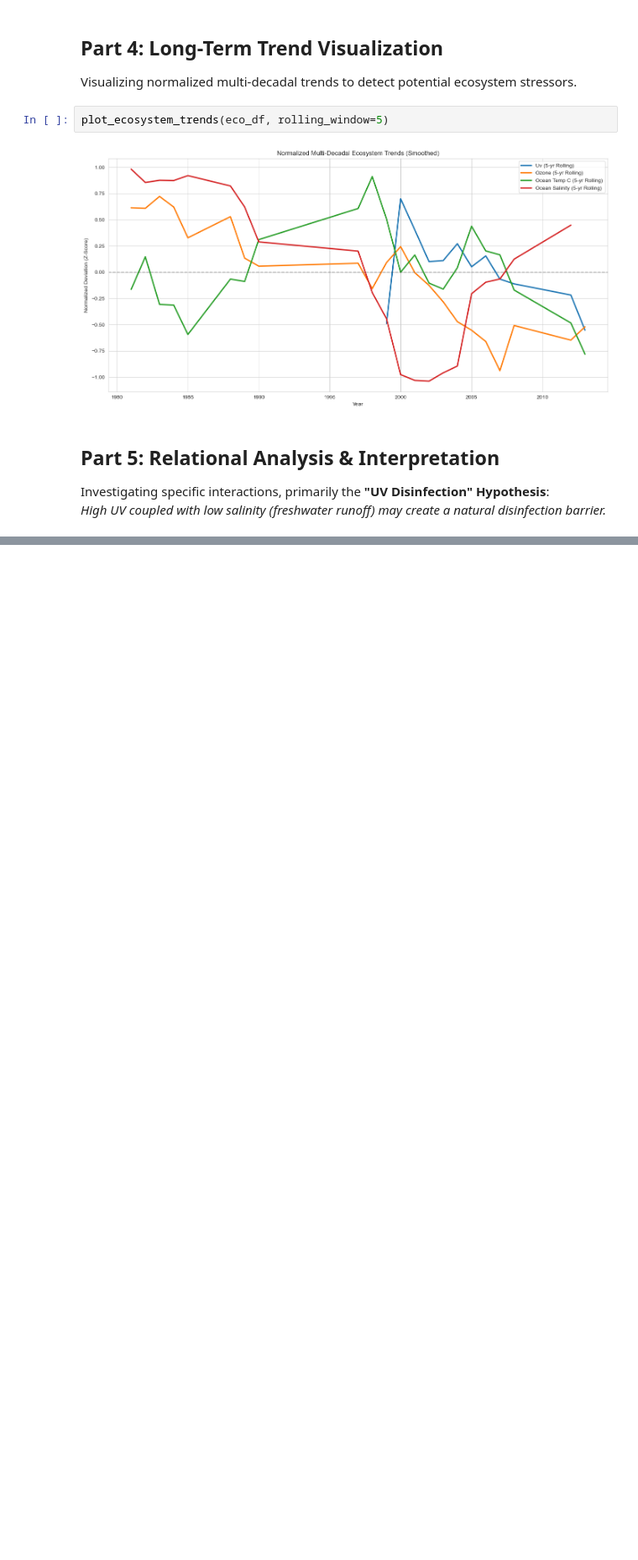
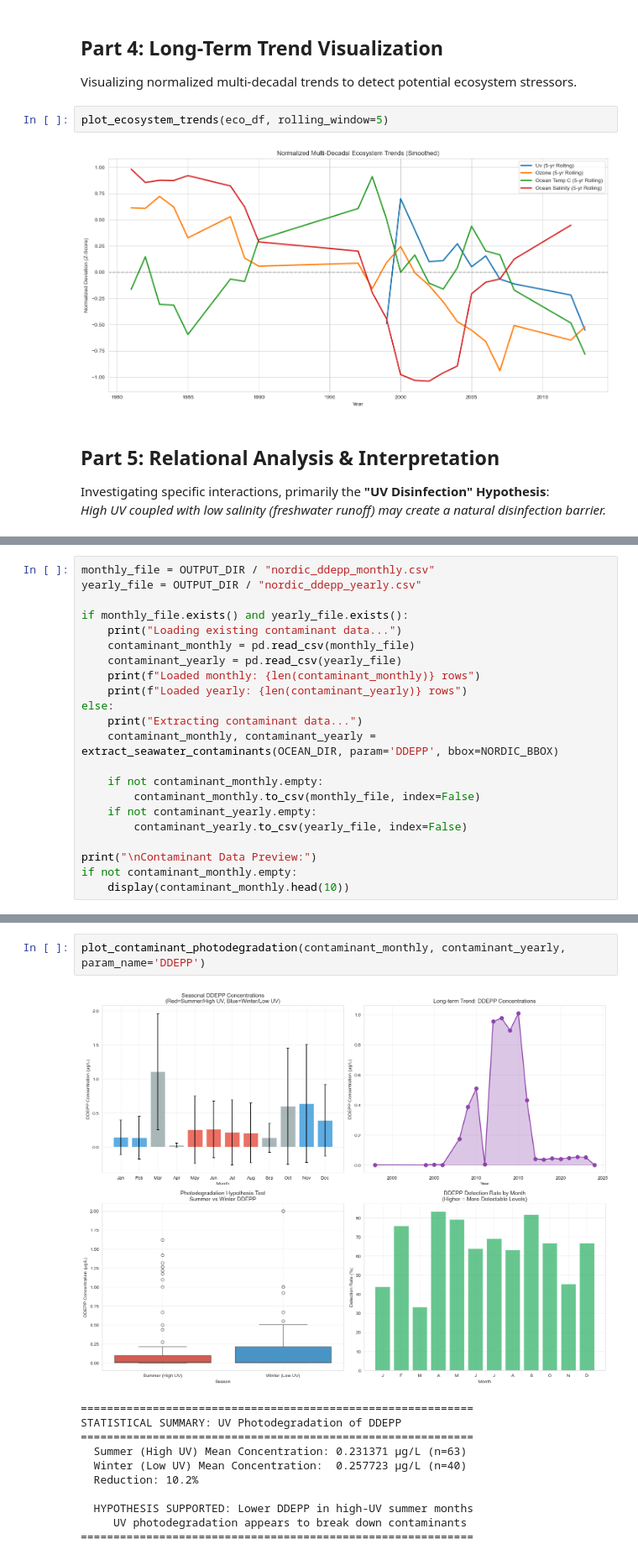
Before and after one commit to mohaneddz/Project-UV, a Jupyter notebook: uv_ocean_environment.ipynb, the cells around one changed output, grey strips where cells are left out. Shown at 84% size. Cells and saved outputs as stored; diff of their text form; blank space fills up the shorter version.

```diff
--- a/uv_ocean_environment.ipynb
+++ b/uv_ocean_environment.ipynb
@@ -168,0 +202,22 @@ While ocean temperatures are rising independently due to global climatic shifts,
+# %%
+monthly_file = OUTPUT_DIR / "nordic_ddepp_monthly.csv"
+yearly_file = OUTPUT_DIR / "nordic_ddepp_yearly.csv"
+
+if monthly_file.exists() and yearly_file.exists():
+    print("Loading existing contaminant data...")
+    contaminant_monthly = pd.read_csv(monthly_file)
+    contaminant_yearly = pd.read_csv(yearly_file)
+    print(f"Loaded monthly: {len(contaminant_monthly)} rows")
+    print(f"Loaded yearly: {len(contaminant_yearly)} rows")
+else:
+    print("Extracting contaminant data...")
+    contaminant_monthly, contaminant_yearly = extract_seawater_contaminants(OCEAN_DIR, param='DDEPP', bbox=NORDIC_BBOX)
+
+    if not contaminant_monthly.empty:
+        contaminant_monthly.to_csv(monthly_file, index=False)
+    if not contaminant_yearly.empty:
+        contaminant_yearly.to_csv(yearly_file, index=False)
+
+print("\nContaminant Data Preview:")
+if not contaminant_monthly.empty:
+    display(contaminant_monthly.head(10))
@@ -168,0 +241,14 @@ While ocean temperatures are rising independently due to global climatic shifts,
+# %%
+plot_contaminant_photodegradation(contaminant_monthly, contaminant_yearly, param_name='DDEPP')
+# %% [output]
+[figure, added]
+============================================================
+STATISTICAL SUMMARY: UV Photodegradation of DDEPP
+============================================================
+  Summer (High UV) Mean Concentration: 0.231371 µg/L (n=63)
+  Winter (Low UV) Mean Concentration:  0.257723 µg/L (n=40)
+  Reduction: 10.2%
+
+  HYPOTHESIS SUPPORTED: Lower DDEPP in high-UV summer months
+     UV photodegradation appears to break down contaminants
+============================================================
```
Also changed, not shown: parts of 16 cells of this notebook, 11 other files.
